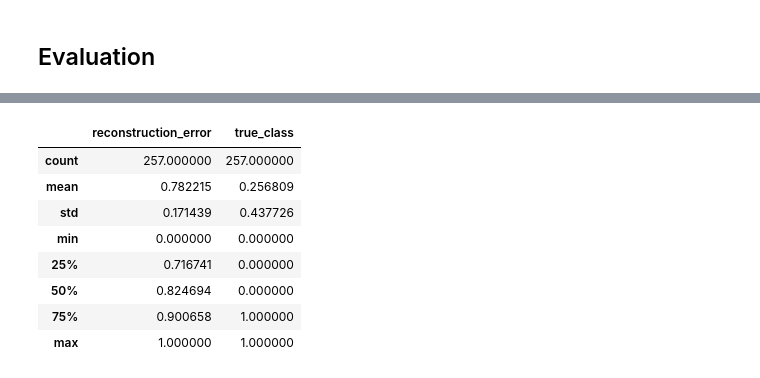
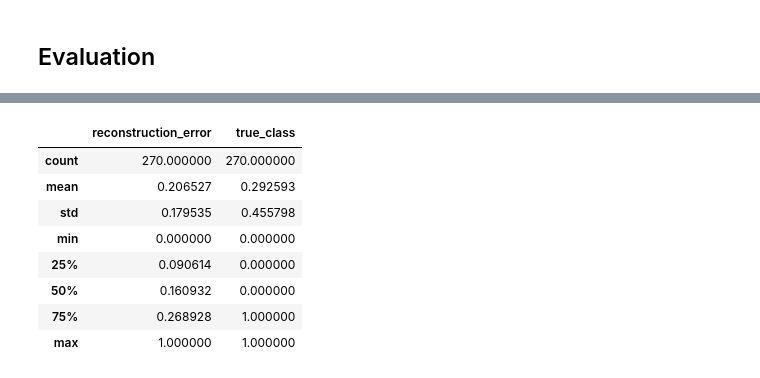
Before and after one commit to NoshinXD/grad_ML_project, a Jupyter notebook: bonus/notebooks/ae_forged_sign_detection.ipynb, the cells around one changed output, grey strips where cells are left out. Cells and saved outputs as stored; diff of their text form; code cells hidden in the pictures.

```diff
--- a/bonus/notebooks/ae_forged_sign_detection.ipynb
+++ b/bonus/notebooks/ae_forged_sign_detection.ipynb
@@ -81,7 +73,7 @@ def preprocess(img_input):
 	# ------------------------------
 	#Only black or white pixels
 	bw_pixels = np.where(img_input < 128, 0, 255)
-	bw_image = bw_pixels.reshape((155, 220, 3))
+	bw_image = bw_pixels.reshape((155, 220))
 	img_input = bw_image
 	# Rescaling the intensity
 	pmin, pmax = img_input.min(), img_input.max()
@@ -132,7 +124,7 @@ for i in range(55):
     p=[]
     for j in range(24):
         img_path = '/u/epw9kz/academic/first_year/ML_bonus/bonus/dataset/2_CEDAR/signatures/full_forg/forgeries_'+str(i+1) +'_' +str(j+1)+'.png'
-        img = load_img(img_path,target_size=(155,220))
+        img = load_img(img_path, color_mode = "grayscale", target_size=(155,220))
         x = img_to_array(img)
         x=preprocess(x)
         p.append(x)
@@ -143,7 +135,7 @@ for i in range(55):
     p=[]
     for j in range(24):
         img_path = '/u/epw9kz/academic/first_year/ML_bonus/bonus/dataset/2_CEDAR/signatures/full_org/original_'+str(i+1) +'_' +str(j+1)+'.png'
-        img = load_img(img_path,target_size=(155,220))
+        img = load_img(img_path, color_mode = "grayscale", target_size=(155,220))
         x = img_to_array(img)
         x=preprocess(x)
         p.append(x)
@@ -159,8 +151,8 @@ normal = np.asarray(org_list_1)
 print(frauds.shape)
 print(normal.shape)
 
-frauds = frauds.reshape(-1, SIZE[1], SIZE[0], 3)
-normal = normal.reshape(-1, SIZE[1], SIZE[0], 3)
+frauds = frauds.reshape(-1, SIZE[1], SIZE[0])
+normal = normal.reshape(-1, SIZE[1], SIZE[0])
 
 print(frauds.shape)
 print(normal.shape)
@@ -240,5 +289,5 @@ autoencoder = Model(inputs=input_layer, outputs=output_layer)
 # %%
-nb_epoch = 5
+nb_epoch = 10
 batch_size = 32
 
 autoencoder.compile(optimizer='adam',
@@ -289,7 +348,9 @@ from sklearn.metrics import (confusion_matrix, precision_recall_curve, auc,
                              precision_recall_fscore_support)
 # %%
 predictions = autoencoder.predict(X_valid)
-mse = np.mean(np.power(X_valid - predictions, 2), axis=(1, 2, 3))
+mse = np.mean(np.power(X_valid - predictions, 2), axis=(1, 2))
+
+print(np.min(mse), np.max(mse))
 
 mse_min = np.min(mse)
 mse_max = np.max(mse)
@@ -310,12 +372,12 @@ error_df.describe()
 1.0 0.0
 |  | reconstruction_error | true_class |
-| count | 257.000000 | 257.000000 |
-| mean | 0.782215 | 0.256809 |
-| std | 0.171439 | 0.437726 |
+| count | 270.000000 | 270.000000 |
+| mean | 0.206527 | 0.292593 |
+| std | 0.179535 | 0.455798 |
 | min | 0.000000 | 0.000000 |
-| 25% | 0.716741 | 0.000000 |
-| 50% | 0.824694 | 0.000000 |
-| 75% | 0.900658 | 1.000000 |
+| 25% | 0.090614 | 0.000000 |
+| 50% | 0.160932 | 0.000000 |
+| 75% | 0.268928 | 1.000000 |
 | max | 1.000000 | 1.000000 |
 # %%
 fpr, tpr, thresholds = roc_curve(error_df.true_class, error_df.reconstruction_error)
```
Also changed, not shown: parts of 12 cells of this notebook, 15 other files.
